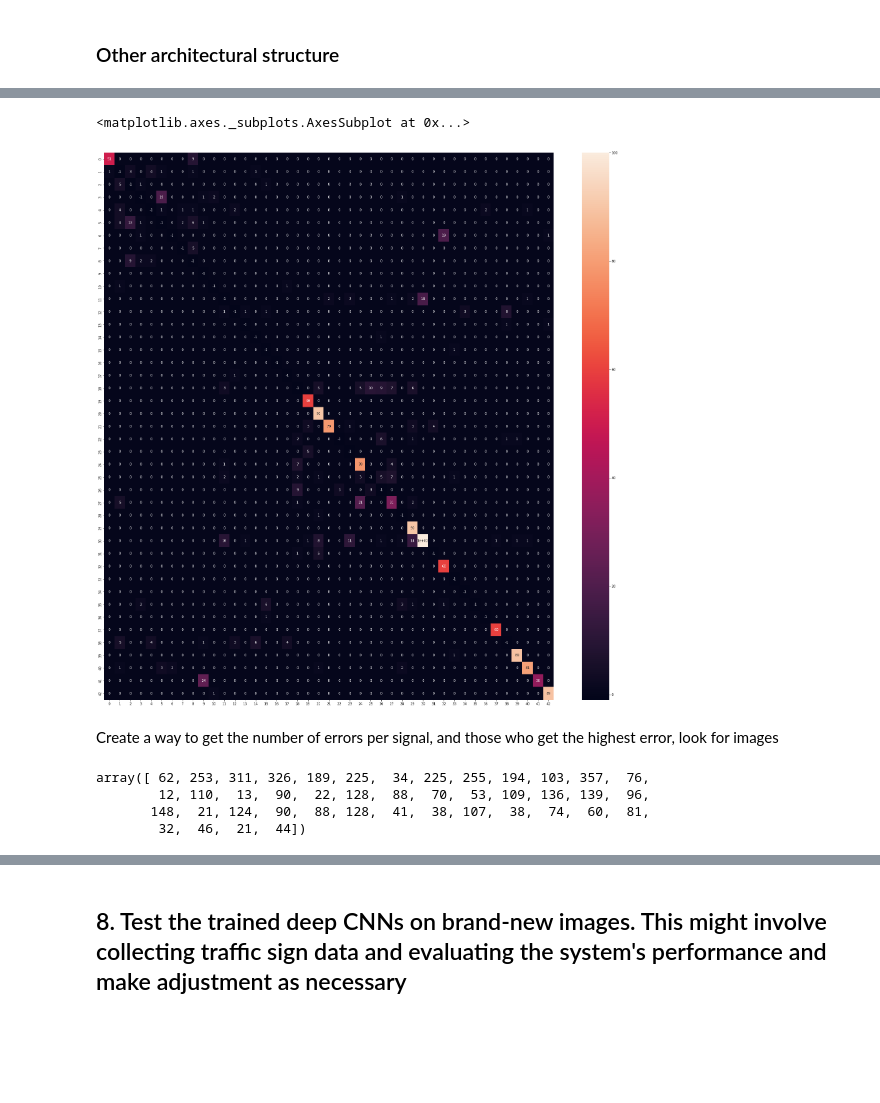
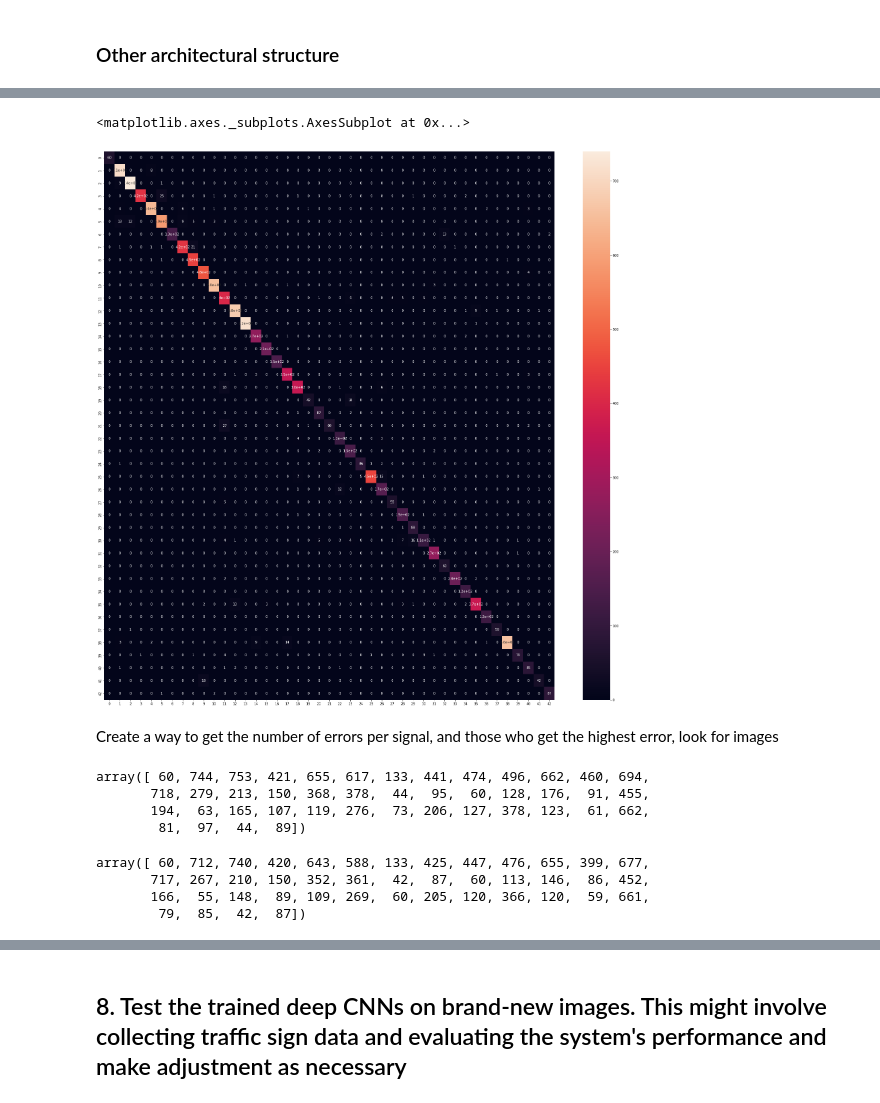
Before and after one commit to arol9204/CLASSIFY_TRAFFIC_SIGNS, a Jupyter notebook: Hello_AlexNet_Traffic_signs_1_1.ipynb, the cells around one changed output, grey strips where cells are left out. Drawn from its saved outputs; the diff is of its cells as text; code cells hidden in the pictures; blank space fills up the shorter version.

```diff
--- a/Hello_AlexNet_Traffic_signs_1_1.ipynb
+++ b/Hello_AlexNet_Traffic_signs_1_1.ipynb
@@ -455,12 +605,12 @@ array([[ 51,   0,   0, ...,   0,   0,   0],
 # %%
 import seaborn as sn
 cm2 = cm.copy()
-cm2[cm2 > 100] = -1
+#cm2[cm2 > 100] = -1
 plt.figure(figsize = (30,30))
 sn.heatmap(cm2, annot=True)
 # %% [output]
 <matplotlib.axes._subplots.AxesSubplot at 0x...>
-[figure, old version]
+[figure, new version]
 # %% [markdown]
 Create a way to get the number of errors per signal, and those who get the highest error, look for images
 # %%
@@ -468,7 +619,16 @@ sum_of_rows = np.sum(cm2, axis = 0)
-# %%
-sum_of_rows
-# %% [output]
-array([ 62, 253, 311, 326, 189, 225,  34, 225, 255, 194, 103, 357,  76,
-        12, 110,  13,  90,  22, 128,  88,  70,  53, 109, 136, 139,  96,
-       148,  21, 124,  90,  88, 128,  41,  38, 107,  38,  74,  60,  81,
-        32,  46,  21,  44])
+# %%
+# Getting the sum of elements per row
+sum_of_rows
+# %% [output]
+array([ 60, 744, 753, 421, 655, 617, 133, 441, 474, 496, 662, 460, 694,
+       718, 279, 213, 150, 368, 378,  44,  95,  60, 128, 176,  91, 455,
+       194,  63, 165, 107, 119, 276,  73, 206, 127, 378, 123,  61, 662,
+        81,  97,  44,  89])
+# %%
+# Getting the numer of maxmum values = diagonal values
+max_of_rows
+# %% [output]
+array([ 60, 712, 740, 420, 643, 588, 133, 425, 447, 476, 655, 399, 677,
+       717, 267, 210, 150, 352, 361,  42,  87,  60, 113, 146,  86, 452,
+       166,  55, 148,  89, 109, 269,  60, 205, 120, 366, 120,  59, 661,
+        79,  85,  42,  87])
```
Also changed, not shown: parts of 32 cells of this notebook.
